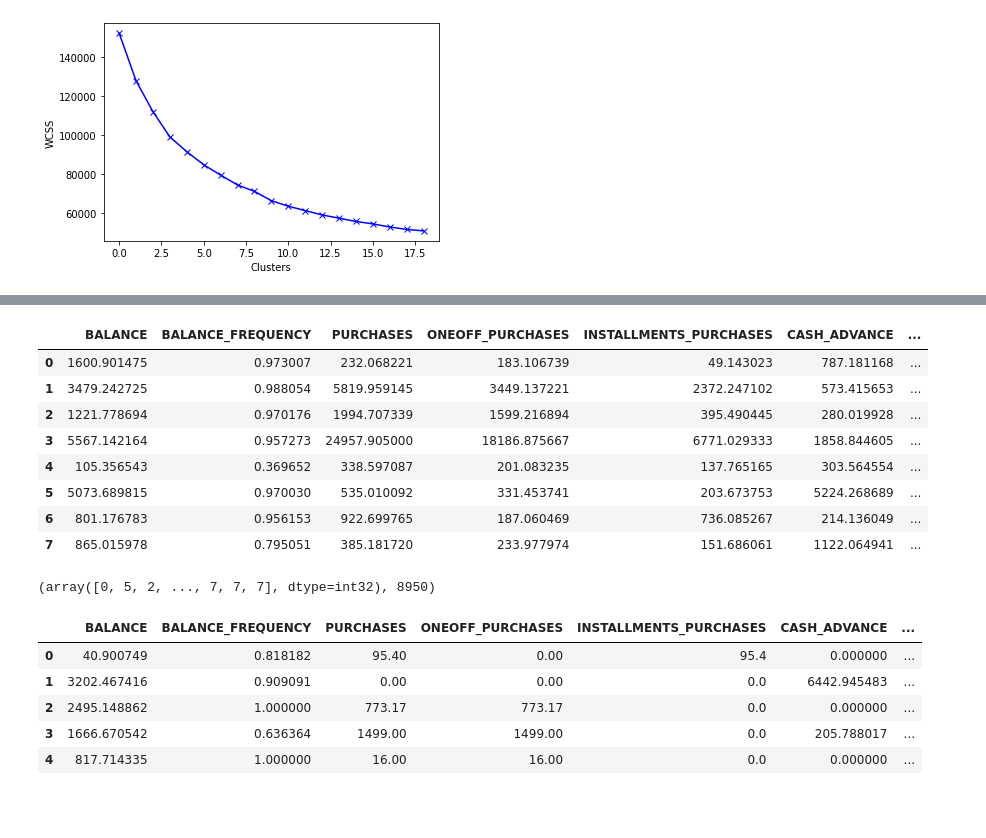
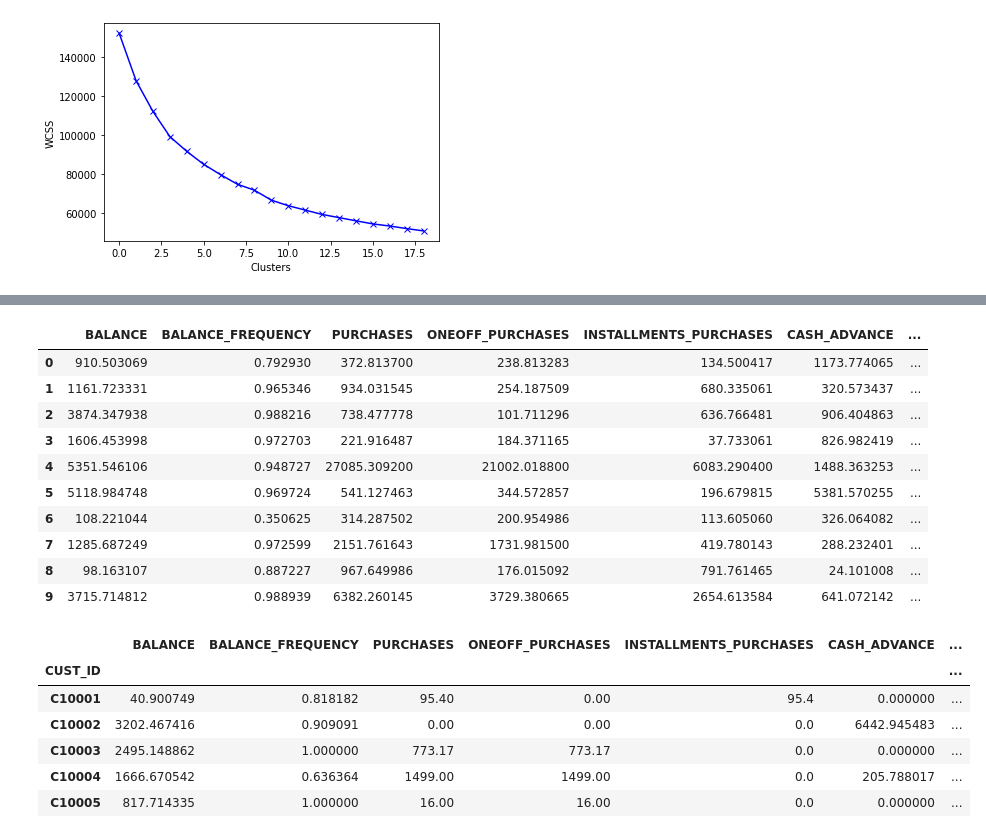
Before and after one commit to hagijakobson/customer-segmentation, a Jupyter notebook: customer_segmentation.ipynb, the cells around one changed output, grey strips where cells are left out. Saved outputs shown, nothing was run; the diff lists cells and outputs as text; code cells hidden in the pictures; blank space fills up the shorter version.

```diff
--- a/customer_segmentation.ipynb
+++ b/customer_segmentation.ipynb
@@ -17,5 +41,5 @@ from sklearn.decomposition import PCA
 # %% [markdown]
 ## Dataset
 # %%
-creditcard_df = pd.read_csv('/content/Marketing_data.csv')
+creditcard_df = pd.read_csv('/content/Marketing_data.csv', index_col='CUST_ID')
 # %%
@@ -156,2 +197,0 @@ creditcard_df.duplicated().sum()
-# %%
-creditcard_df.drop('CUST_ID', axis = 1, inplace = True)
@@ -257,4 +261,4 @@ plt.ylabel('WCSS');
 # %%
-kmeans = KMeans(n_clusters=8)
+kmeans = KMeans(n_clusters=10)
 kmeans.fit(creditcard_df_scaled)
 labels = kmeans.labels_
@@ -314,25 +275,27 @@ cluster_centers = pd.DataFrame(data = cluster_centers, columns = [creditcard_df.
 cluster_centers
 # %% [output]
 |  | BALANCE | BALANCE_FREQUENCY | PURCHASES | ONEOFF_PURCHASES | INSTALLMENTS_PURCHASES | CASH_ADVANCE | ... |
-| 0 | 1600.901475 | 0.973007 | 232.068221 | 183.106739 | 49.143023 | 787.181168 | ... |
-| 1 | 3479.242725 | 0.988054 | 5819.959145 | 3449.137221 | 2372.247102 | 573.415653 | ... |
-| 2 | 1221.778694 | 0.970176 | 1994.707339 | 1599.216894 | 395.490445 | 280.019928 | ... |
-| 3 | 5567.142164 | 0.957273 | 24957.905000 | 18186.875667 | 6771.029333 | 1858.844605 | ... |
-| 4 | 105.356543 | 0.369652 | 338.597087 | 201.083235 | 137.765165 | 303.564554 | ... |
-| 5 | 5073.689815 | 0.970030 | 535.010092 | 331.453741 | 203.673753 | 5224.268689 | ... |
-| 6 | 801.176783 | 0.956153 | 922.699765 | 187.060469 | 736.085267 | 214.136049 | ... |
-| 7 | 865.015978 | 0.795051 | 385.181720 | 233.977974 | 151.686061 | 1122.064941 | ... |
+| 0 | 910.503069 | 0.792930 | 372.813700 | 238.813283 | 134.500417 | 1173.774065 | ... |
+| 1 | 1161.723331 | 0.965346 | 934.031545 | 254.187509 | 680.335061 | 320.573437 | ... |
+| 2 | 3874.347938 | 0.988216 | 738.477778 | 101.711296 | 636.766481 | 906.404863 | ... |
+| 3 | 1606.453998 | 0.972703 | 221.916487 | 184.371165 | 37.733061 | 826.982419 | ... |
+| 4 | 5351.546106 | 0.948727 | 27085.309200 | 21002.018800 | 6083.290400 | 1488.363253 | ... |
+| 5 | 5118.984748 | 0.969724 | 541.127463 | 344.572857 | 196.679815 | 5381.570255 | ... |
+| 6 | 108.221044 | 0.350625 | 314.287502 | 200.954986 | 113.605060 | 326.064082 | ... |
+| 7 | 1285.687249 | 0.972599 | 2151.761643 | 1731.981500 | 419.780143 | 288.232401 | ... |
+| 8 | 98.163107 | 0.887227 | 967.649986 | 176.015092 | 791.761465 | 24.101008 | ... |
+| 9 | 3715.714812 | 0.988939 | 6382.260145 | 3729.380665 | 2654.613584 | 641.072142 | ... |
-# %%
-labels, len(labels)
-# %% [output]
-(array([0, 5, 2, ..., 7, 7, 7], dtype=int32), 8950)
 # %%
-creditcard_df_cluster = pd.concat([creditcard_df, pd.DataFrame({'cluster': labels})], axis = 1)
+creditcard_df_cluster = pd.concat([creditcard_df,
+                                   pd.DataFrame(data={'cluster': labels},
+                                                index=creditcard_df.index)],
+                                  axis = 1)
 creditcard_df_cluster.head()
 # %% [output]
 |  | BALANCE | BALANCE_FREQUENCY | PURCHASES | ONEOFF_PURCHASES | INSTALLMENTS_PURCHASES | CASH_ADVANCE | ... |
-| 0 | 40.900749 | 0.818182 | 95.40 | 0.00 | 95.4 | 0.000000 | ... |
-| 1 | 3202.467416 | 0.909091 | 0.00 | 0.00 | 0.0 | 6442.945483 | ... |
-| 2 | 2495.148862 | 1.000000 | 773.17 | 773.17 | 0.0 | 0.000000 | ... |
-| 3 | 1666.670542 | 0.636364 | 1499.00 | 1499.00 | 0.0 | 205.788017 | ... |
-| 4 | 817.714335 | 1.000000 | 16.00 | 16.00 | 0.0 | 0.000000 | ... |
+| CUST_ID |  |  |  |  |  |  | ... |
+| C10001 | 40.900749 | 0.818182 | 95.40 | 0.00 | 95.4 | 0.000000 | ... |
+| C10002 | 3202.467416 | 0.909091 | 0.00 | 0.00 | 0.0 | 6442.945483 | ... |
+| C10003 | 2495.148862 | 1.000000 | 773.17 | 773.17 | 0.0 | 0.000000 | ... |
+| C10004 | 1666.670542 | 0.636364 | 1499.00 | 1499.00 | 0.0 | 205.788017 | ... |
+| C10005 | 817.714335 | 1.000000 | 16.00 | 16.00 | 0.0 | 0.000000 | ... |
```
Also changed, not shown: parts of 90 cells of this notebook.
